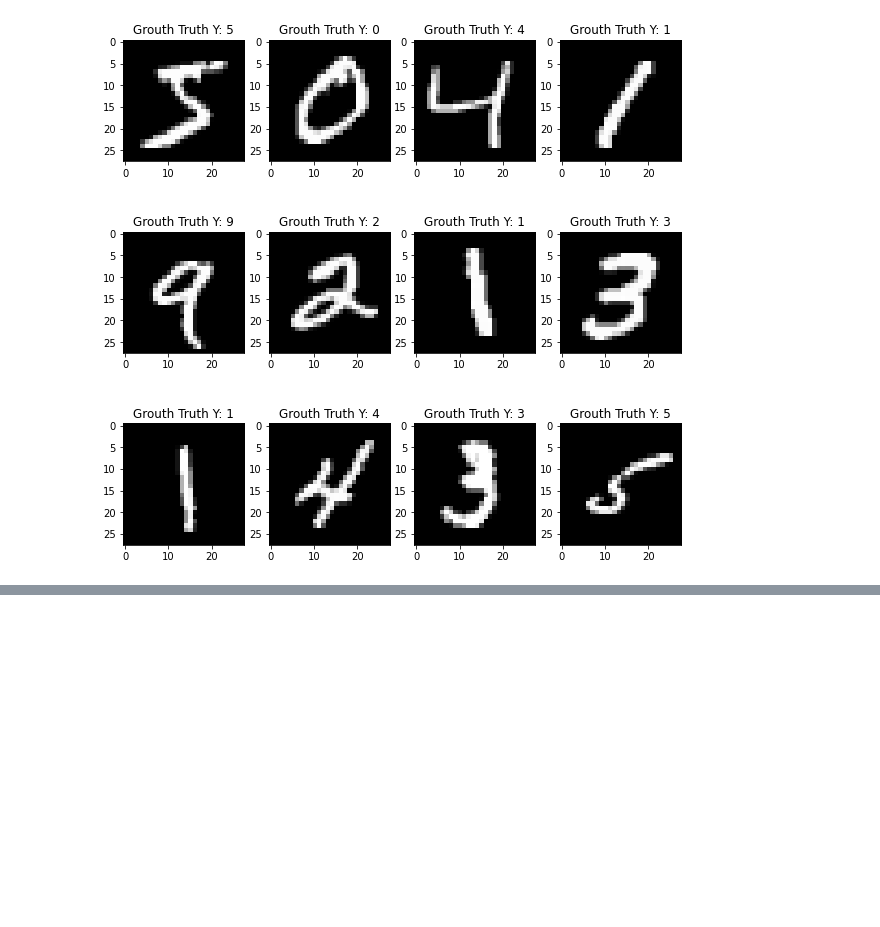
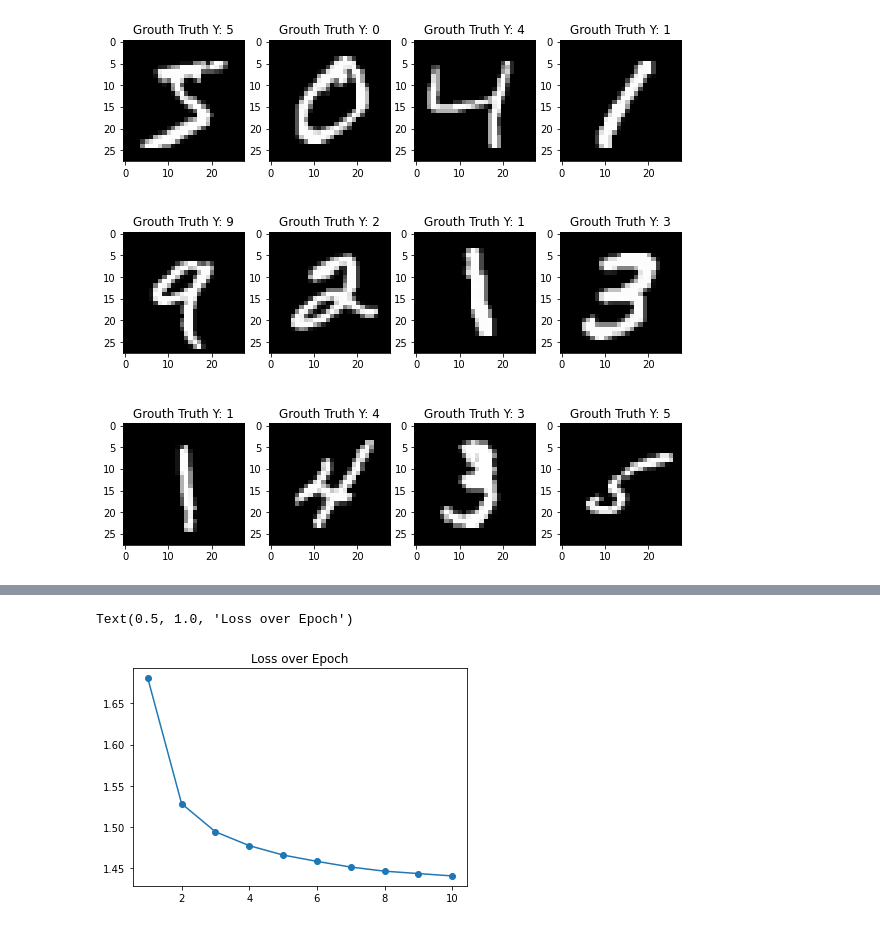
Before and after one commit to yangchenyun/mnist-pytorch, a Jupyter notebook: mnist_solution.ipynb, the cells around one changed output, grey strips where cells are left out. Cells and saved outputs as stored; diff of their text form; code cells hidden in the pictures; blank space fills up the shorter version.

```diff
--- a/mnist_solution.ipynb
+++ b/mnist_solution.ipynb
@@ -550,0 +634,3 @@ Convolutional classifier loss value: 2.2389588356018066
+# %%
+conv_model = ConvClassifier().to(device)
+conv_optim = optim.SGD(conv_model.parameters(), lr=0.1)
@@ -550,0 +682,6 @@ Convolutional classifier loss value: 2.2389588356018066
+# %%
+epoch_losses = []
+for epoch in range(1, num_epochs+1):
+    epoch_losses.append(train(epoch, conv_model, conv_optim, train_loader,
+                              log_interval=log_interval))
+    test(epoch, conv_model, test_loader)
@@ -550,0 +706,6 @@ Convolutional classifier loss value: 2.2389588356018066
+# %%
+plt.plot(range(1, num_epochs+1), epoch_losses, '-o')
+plt.title('Loss over Epoch')
+# %% [output]
+Text(0.5, 1.0, 'Loss over Epoch')
+[figure, added]
```
Also changed, not shown: parts of 34 cells of this notebook, 2 other files.
